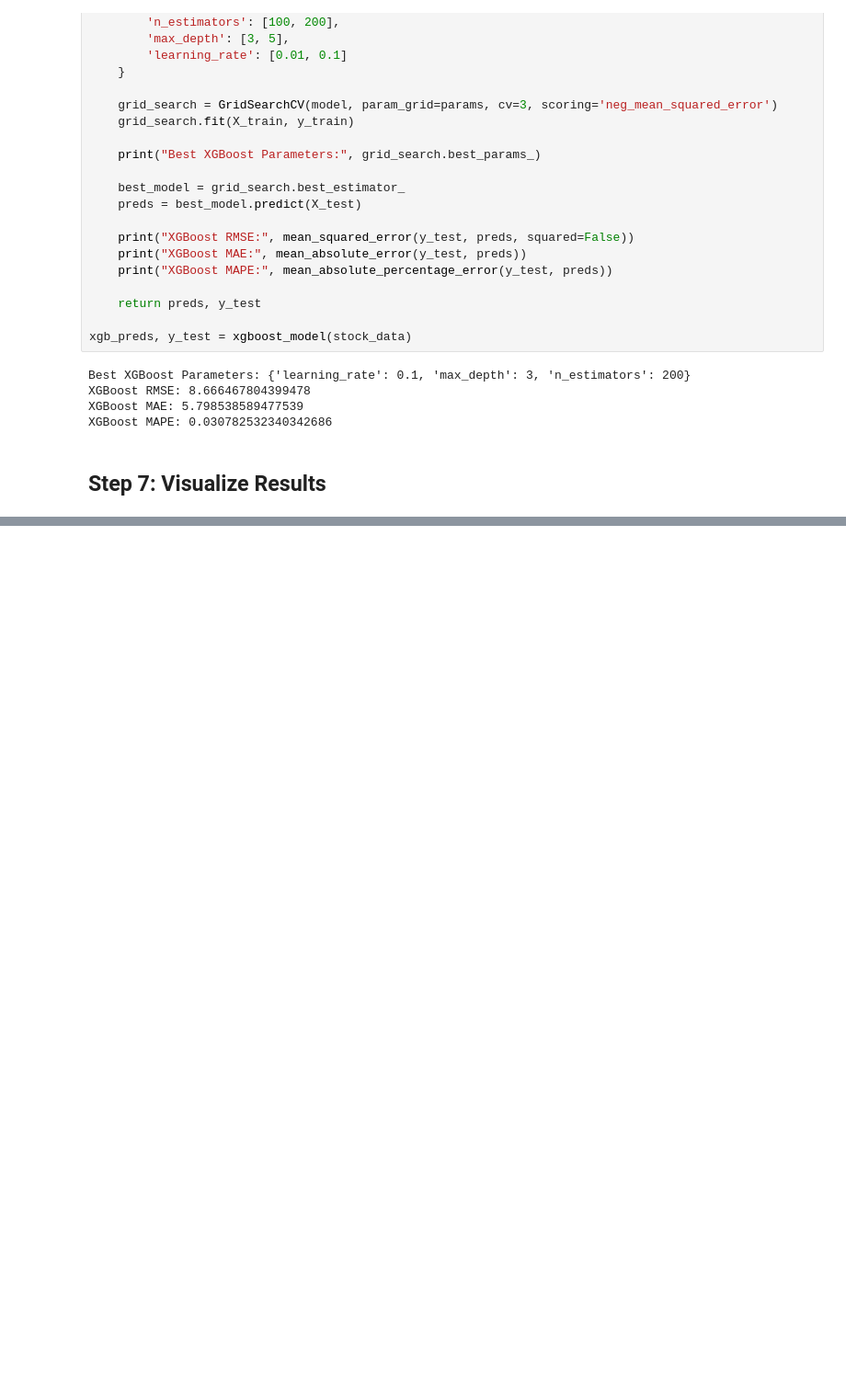
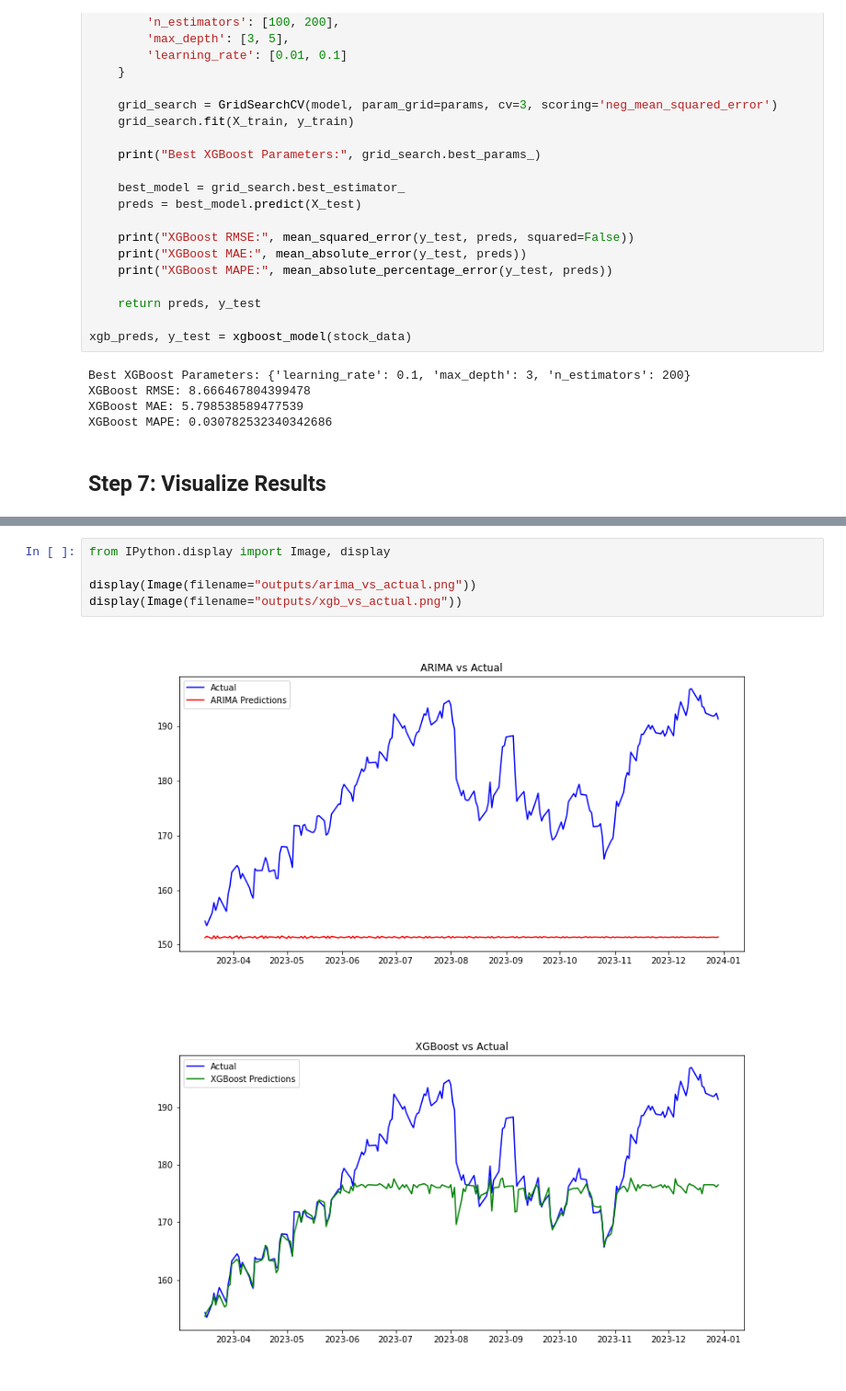
Before and after one commit to niharika-2510/-Stock-Price-Prediction-using-ARIMA-and-Gradient-Boosting, a Jupyter notebook: Model.ipynb, the cells around one changed output, grey strips where cells are left out. Shown at 92% size. Saved outputs shown, nothing was run; the diff lists cells and outputs as text; blank space fills up the shorter version.

```diff
--- a/Model.ipynb
+++ b/Model.ipynb
@@ -267,0 +296,8 @@ plt.show()
+# %%
+from IPython.display import Image, display
+
+display(Image(filename="outputs/arima_vs_actual.png"))
+display(Image(filename="outputs/xgb_vs_actual.png"))
+# %% [output]
+[figure, added]
+[figure, added]
```
Also changed, not shown: parts of 2 cells of this notebook, 2 other files.
